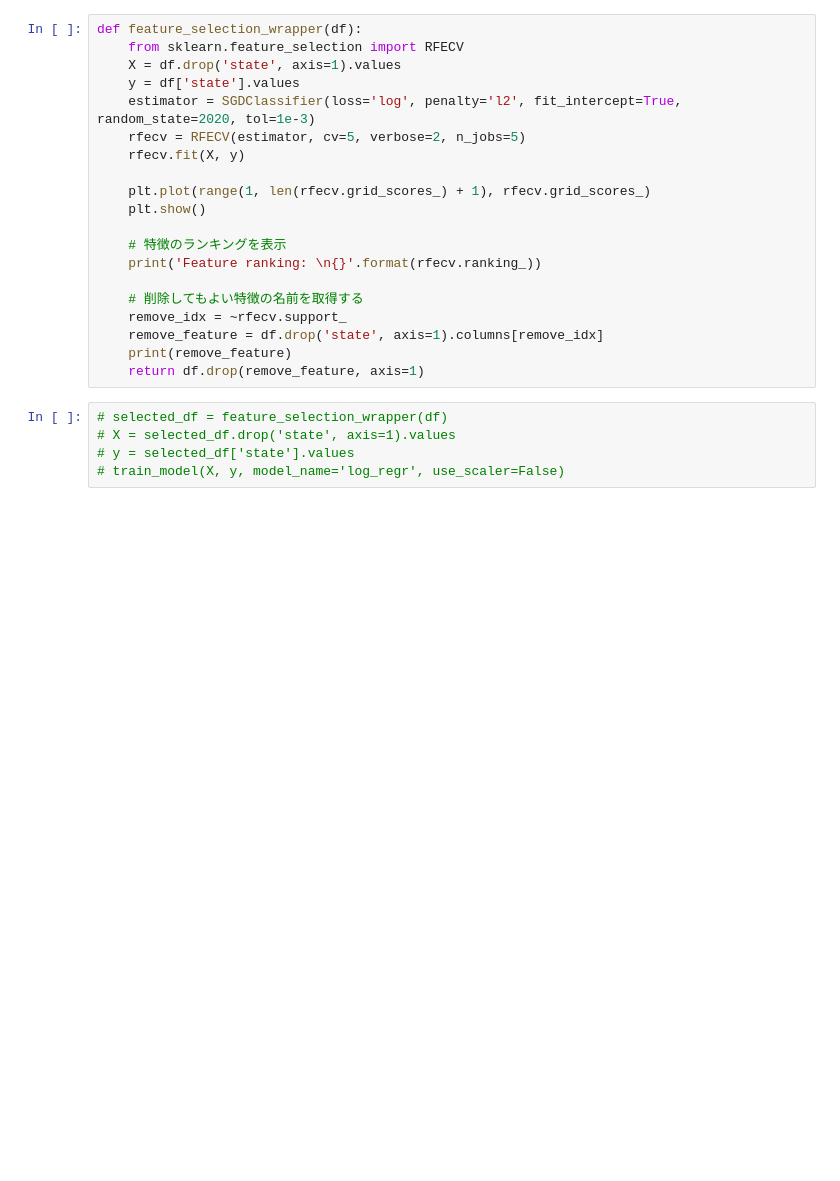
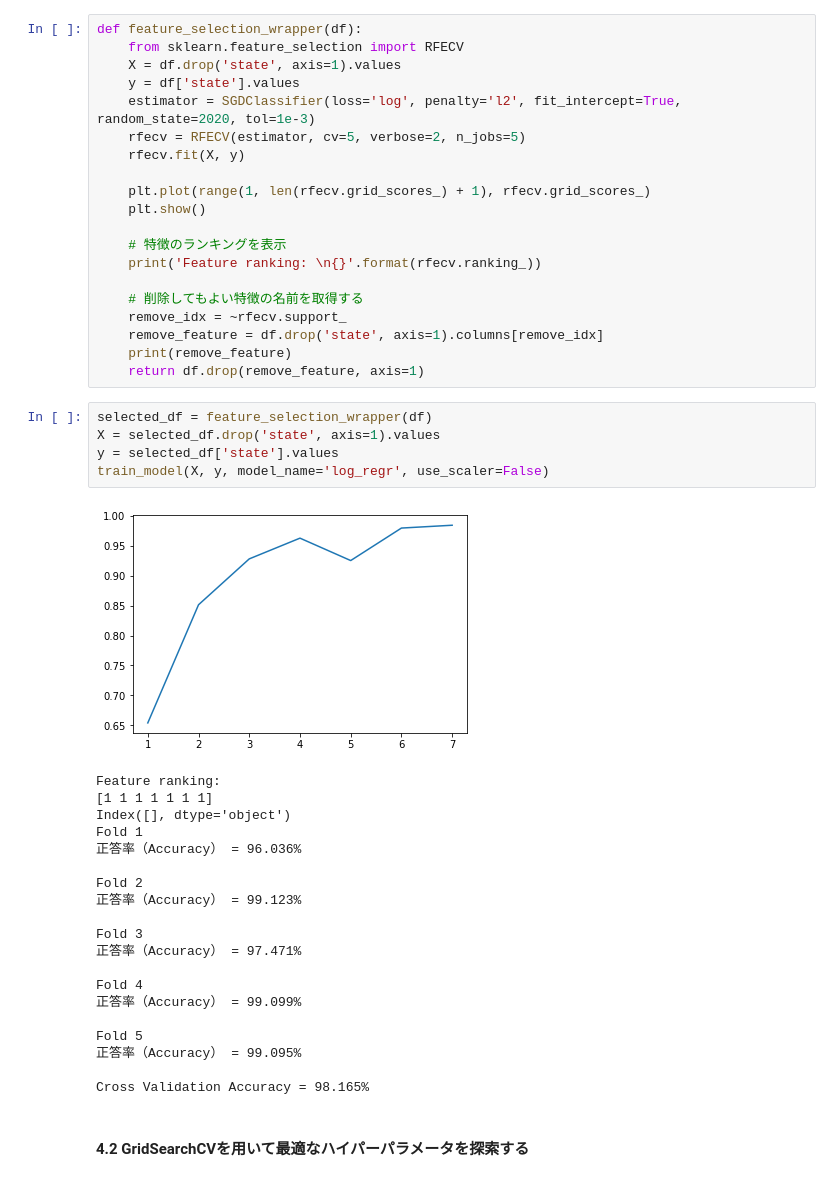
Before and after one commit to Shimejime/suai-assignment, a Jupyter notebook: ML/Day3_work_寝占孝晃.ipynb, the cells around one changed output. Drawn from its saved outputs; the diff is of its cells as text; blank space fills up the shorter version.

```diff
--- a/ML/Day3_work_寝占孝晃.ipynb
+++ b/ML/Day3_work_寝占孝晃.ipynb
@@ -217,8 +239,31 @@ def feature_selection_wrapper(df):
     print(remove_feature)
     return df.drop(remove_feature, axis=1)
 # %%
-# selected_df = feature_selection_wrapper(df)
-# X = selected_df.drop('state', axis=1).values
-# y = selected_df['state'].values
-# train_model(X, y, model_name='log_regr', use_scaler=False)
+selected_df = feature_selection_wrapper(df)
+X = selected_df.drop('state', axis=1).values
+y = selected_df['state'].values
+train_model(X, y, model_name='log_regr', use_scaler=False)
+# %% [output]
+[figure, added]
+Feature ranking:
+[1 1 1 1 1 1 1]
+Index([], dtype='object')
+Fold 1
+正答率（Accuracy） = 96.036%
+
+Fold 2
+正答率（Accuracy） = 99.123%
+
+Fold 3
+正答率（Accuracy） = 97.471%
+
+Fold 4
+正答率（Accuracy） = 99.099%
+
+Fold 5
+正答率（Accuracy） = 99.095%
+
+Cross Validation Accuracy = 98.165%
+# %% [markdown]
+#### 4.2 GridSearchCVを用いて最適なハイパーパラメータを探索する
 # %%
```
Also changed, not shown: parts of 17 cells of this notebook.
